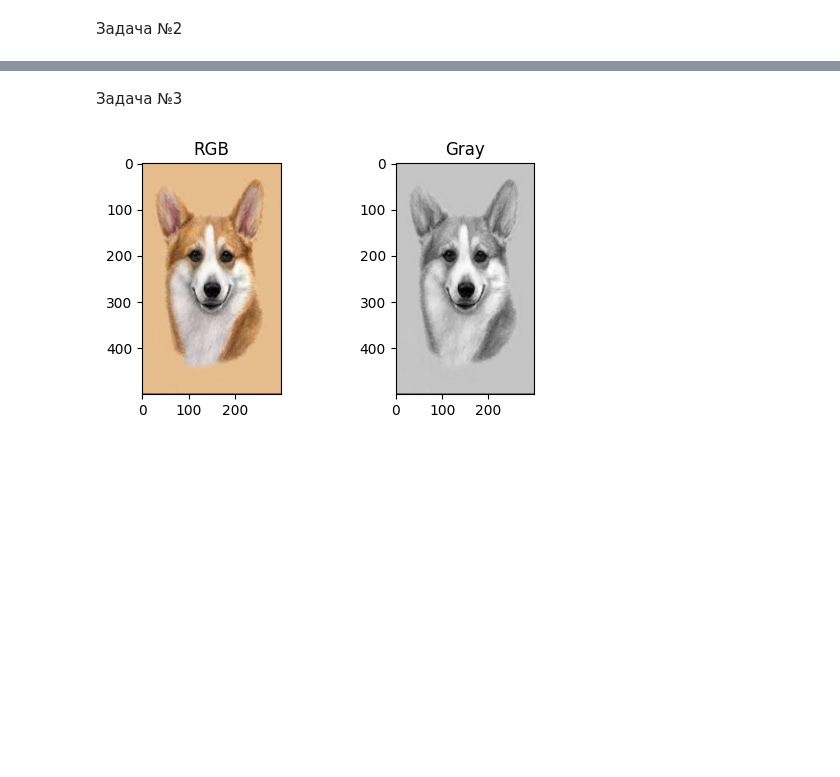
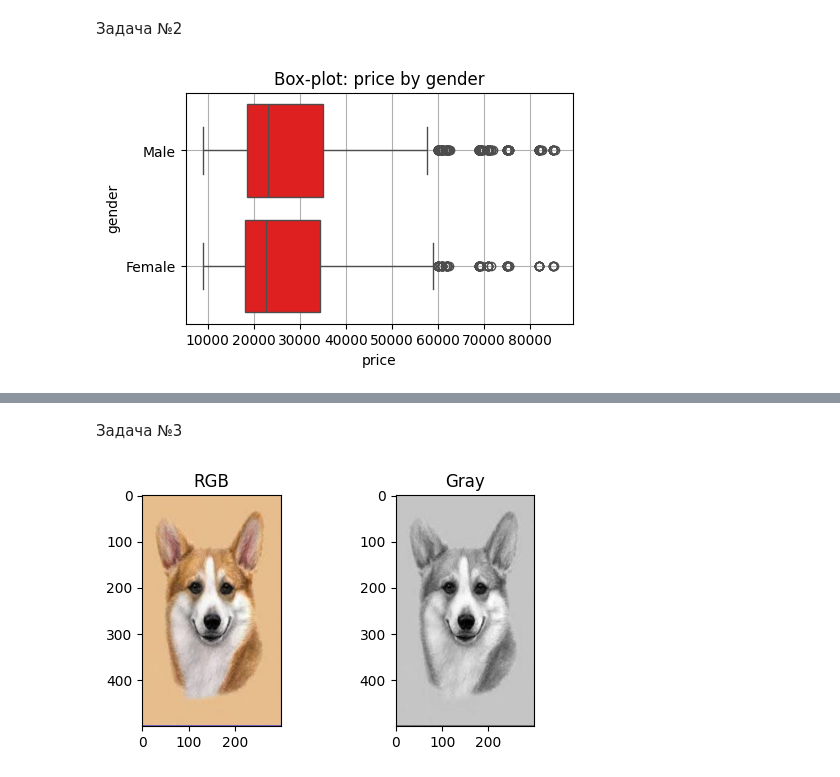
Before and after one commit to aquarapax/python-homework3, a Jupyter notebook: home_work3.ipynb, the cells around one changed output, grey strips where cells are left out. Saved outputs shown, nothing was run; the diff lists cells and outputs as text; code cells hidden in the pictures; blank space fills up the shorter version.

```diff
--- a/home_work3.ipynb
+++ b/home_work3.ipynb
@@ -54,2 +59,35 @@ plt_pll()
 # %% [markdown]
 Задача №2
+# %%
+import pandas as pd
+import matplotlib.pyplot as plt
+import seaborn as sns
+# import plotly.express as px
+
+df = pd.read_csv('data/car_data.csv')
+df.rename(columns={
+    'Annual Income': 'annual_income',
+    'Gender': 'gender',
+    'Color' : 'color',
+    'Dealer_Region': 'region',
+    'Body Style': 'style',
+    'Price ($)': 'price',
+    'Company': 'company'
+}, inplace=True)
+df.to_excel('data/car_data.xlsx')
+df['price'] = df['price'].fillna(df['price'].mean())
+df['annual_income'] = df['annual_income'].fillna(df['annual_income'].mean())
+# %%
+def plot_boxplot(data, num_col, cat_col):
+    plt.figure(figsize=(5, 3))
+    sns.boxplot(x=num_col, y=cat_col, data=data, orient='h', color='r')
+    plt.title(f'Box-plot: {num_col} by {cat_col}')
+    plt.xlabel(num_col)
+    plt.ylabel(cat_col)
+    plt.grid(True)
+    #plt.show()
+    return(plt)
+# %%
+plot_boxplot(df,'price','gender').show()
+# %% [output]
+[figure, added]
```
Also changed, not shown: parts of 7 cells of this notebook, 3 other files.
